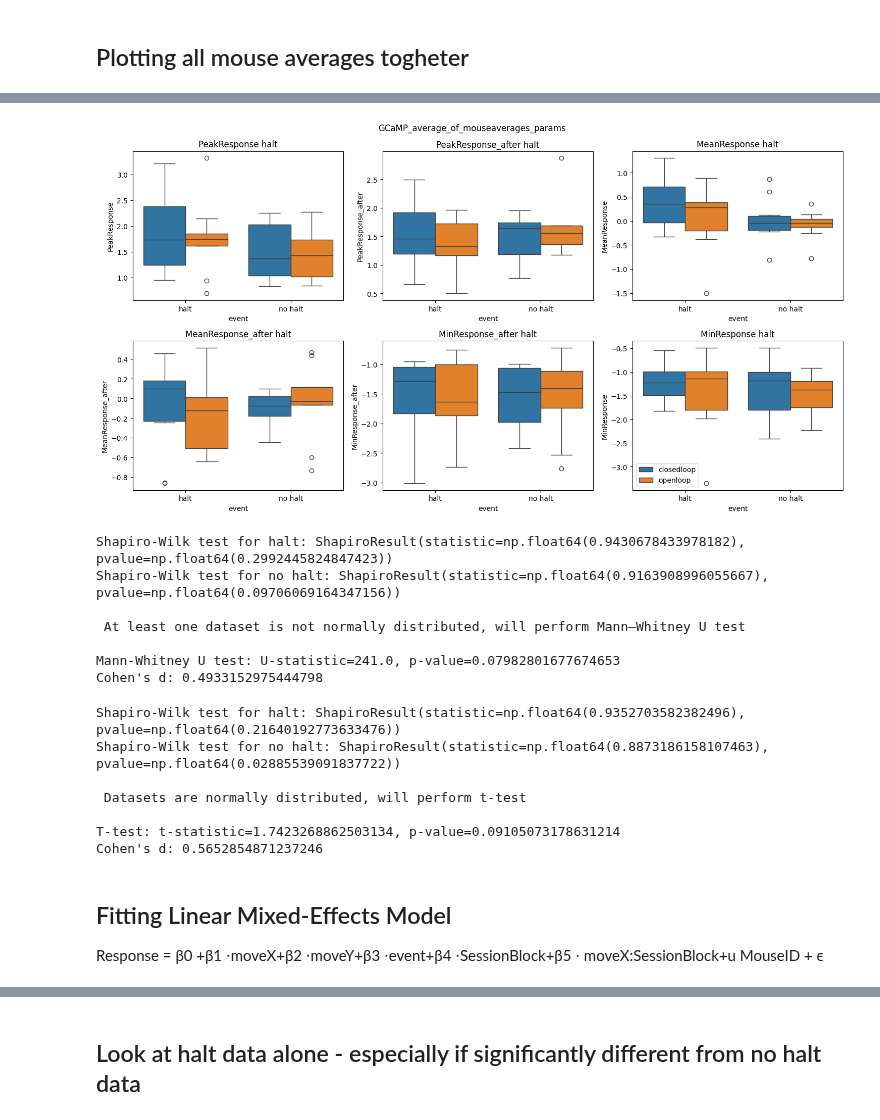
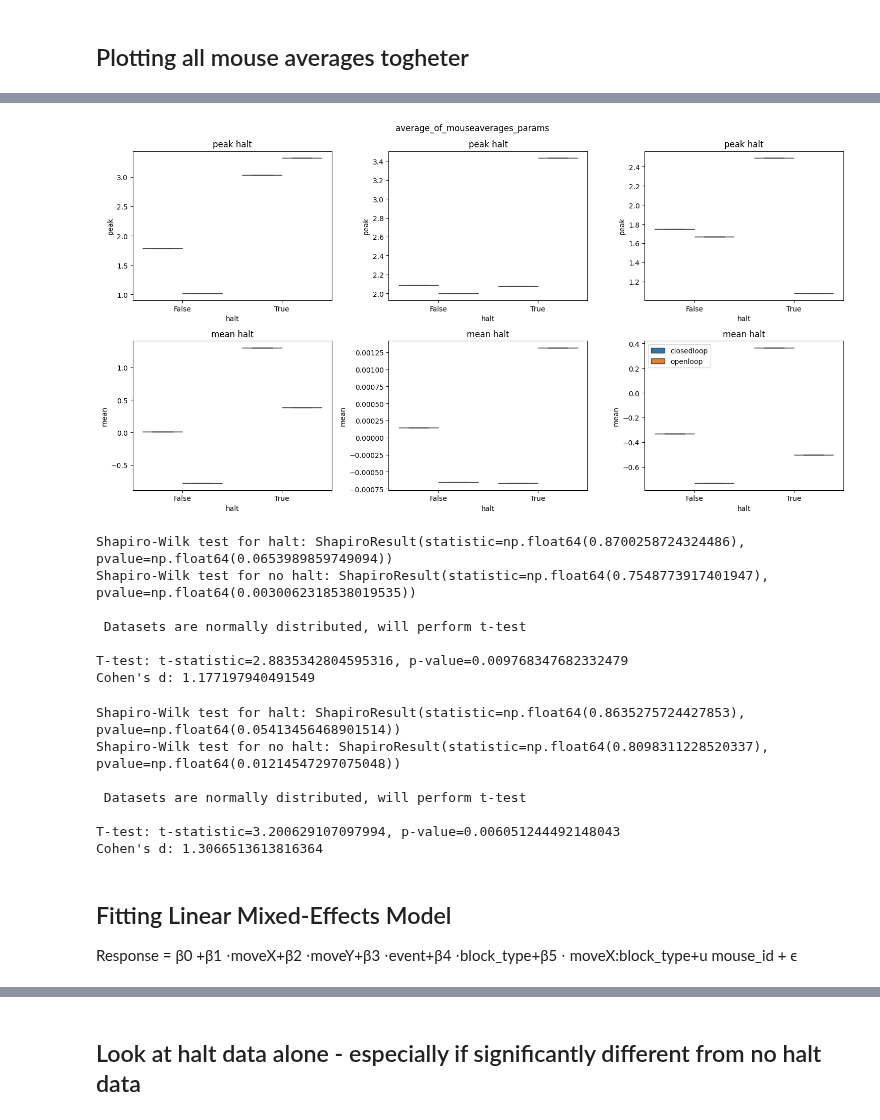
Before and after one commit to ikharitonov/vestibular_vr_pipeline, a Jupyter notebook: Mismatch_analysis/Fitting_models.ipynb, the cells around one changed output, grey strips where cells are left out. Cells and saved outputs as stored; diff of their text form; code cells hidden in the pictures.

Commit message:
Viewing data trends

```diff
--- a/Mismatch_analysis/Fitting_models.ipynb
+++ b/Mismatch_analysis/Fitting_models.ipynb
@@ -14,9 +16,8 @@ from scipy.stats import shapiro, chi2, mannwhitneyu, ttest_ind
 # %%
-Vars = pd.read_csv('Saved_data/GCaMP_closedopenMM_all_470_stats_df.csv')
-sensor = 'GCaMP'
-#Vars = pd.read_csv('GRAB_MM_extracted_vars.csv')
+closedopenMM_GCaMPvars = pd.read_csv('Saved_data/GCaMP_closedopenMM_all_470_stats_df.csv')
+#closedopenMM_GCaMPvars = pd.read_csv('GRAB_MM_extracted_closedopenMM_GCaMPvars.csv')
 #sensor = 'GRAB'
-Vars
+closedopenMM_GCaMPvars
 # %% [output]
 |  | session | block_type | mouse_id | event_time | movementX_prior | movementY_prior | time_range | valid_data | ... |
 | 0 | session 1 | closedloop | B3M3 | 95.818 | 14.744543 | 2.121528 | -1-0s | True | ... |
@@ -131,7 +95,7 @@ compare_statistics_grid(mousedata, statistics=statistics_to_compare, time_range=
 # %%
 # Grouping by relevant columns and aggregating the desired statistics
 mouse_means = (
-    mousedata.groupby(['mouse_id', 'halt', 'block_type', 'session', 'time_range'])
+    closedopenMM_GCaMPvars.groupby(['mouse_id', 'halt', 'block_type', 'session', 'time_range'])
     .agg({
         'peak': 'mean',  # Mean peak response for each group
         'mean': 'mean',  # Mean response for each group
@@ -143,7 +107,7 @@ mouse_means = (
 )
 
 # Displaying the result
-mouse_means.head()
+mouse_means
 # %% [output]
 |  | mouse_id | halt | block_type | session | time_range | peak | mean | stderr | movementX_prior | ... |
 | 0 | B3M3 | False | closedloop | session 1 | -1-0s | 2.083627 | 0.000145 | 0.033694 | 13.803164 | ... |
@@ -156,23 +158,36 @@ mouse_means.head()
 # %%
 fig, ax = plt.subplots(2,3, figsize = (15, 8))
 ax = ax.flatten()
 
 i = 0
-for response_col in mouse_means:
-    if 'Response' in response_col:
 
-        sns.boxplot(x="event", y=response_col, data=mouse_means, hue="SessionBlock", ax=ax[i])
-        ax[i].set_title(f"{response_col} halt")
-        ax[i].get_legend().remove()
+response_params = ['peak', 'mean']
+for response_col in response_params:
 
-        i+=1
+    sns.boxplot(x="halt", y=response_col, data=mouse_means.loc[mouse_means.time_range == '0-1s'], hue="block_type", ax=ax[i])
+    ax[i].set_title(f"{response_col} halt")
+    ax[i].get_legend().remove()
+
+    i+=1
+
+    sns.boxplot(x="halt", y=response_col, data=mouse_means.loc[mouse_means.time_range == '-1-0s'], hue="block_type", ax=ax[i])
+    ax[i].set_title(f"{response_col} halt")
+    ax[i].get_legend().remove()
+
+    i+=1
+
+    sns.boxplot(x="halt", y=response_col, data=mouse_means.loc[mouse_means.time_range == '1-2s'], hue="block_type", ax=ax[i])
+    ax[i].set_title(f"{response_col} halt")
+    ax[i].get_legend().remove()
+
+    i+=1
 plt.legend()
-fig.suptitle(f'{sensor}_average_of_mouseaverages_params')
+fig.suptitle(f'average_of_mouseaverages_params')
 
 fig.tight_layout(pad=1.08)
-fig.savefig(f'Figures/{sensor}_halt_nohalt_boxplot.png', format = 'png')
+#fig.savefig(f'Figures/_halt_nohalt_boxplot.png', format = 'png')
 # %% [output]
-[figure, old version]
+[figure, new version]
 # %%
 ## Testing the response difference in the halt and control condition
 # %%
@@ -198,34 +213,34 @@ def testing_diff_control(main_df, control_df):
     cohens_d = mean_diff / pooled_std
     print(f"Cohen's d: {cohens_d}")
 # %%
-halt_mean_response = mouse_means.loc[mouse_means['event'] == 'halt', 'MeanResponse']
-no_halt_mean_response = mouse_means.loc[mouse_means['event'] == 'no halt', 'MeanResponse']
+halt_mean_response = mouse_means.loc[mouse_means['halt'] == True, 'mean']
+no_halt_mean_response = mouse_means.loc[mouse_means['halt'] == False, 'mean']
 
 testing_diff_control(halt_mean_response, no_halt_mean_response)
 # %% [output]
-Shapiro-Wilk test for halt: ShapiroResult(statistic=np.float64(0.9430678433978182), pvalue=np.float64(0.2992445824847423))
-Shapiro-Wilk test for no halt: ShapiroResult(statistic=np.float64(0.9163908996055667), pvalue=np.float64(0.09706069164347156))
+Shapiro-Wilk test for halt: ShapiroResult(statistic=np.float64(0.8700258724324486), pvalue=np.float64(0.0653989859749094))
+Shapiro-Wilk test for no halt: ShapiroResult(statistic=np.float64(0.7548773917401947), pvalue=np.float64(0.0030062318538019535))
 
- At least one dataset is not normally distributed, will perform Mann–Whitney U test
+ Datasets are normally distributed, will perform t-test
 
-Mann-Whitney U test: U-statistic=241.0, p-value=0.07982801677674653
-Cohen's d: 0.4933152975444798
+T-test: t-statistic=2.8835342804595316, p-value=0.009768347682332479
+Cohen's d: 1.177197940491549
 # %%
-halt_peak_response = mouse_means.loc[mouse_means['event'] == 'halt', 'PeakResponse']
-no_peak_mean_response = mouse_means.loc[mouse_means['event'] == 'no halt', 'PeakResponse']
+halt_peak_response = mouse_means.loc[mouse_means['halt'] == True, 'peak']
+no_peak_mean_response = mouse_means.loc[mouse_means['halt'] == False, 'peak']
 
 testing_diff_control(halt_peak_response, no_peak_mean_response)
 # %% [output]
-Shapiro-Wilk test for halt: ShapiroResult(statistic=np.float64(0.9352703582382496), pvalue=np.float64(0.21640192773633476))
-Shapiro-Wilk test for no halt: ShapiroResult(statistic=np.float64(0.8873186158107463), pvalue=np.float64(0.02885539091837722))
+Shapiro-Wilk test for halt: ShapiroResult(statistic=np.float64(0.8635275724427853), pvalue=np.float64(0.05413456468901514))
+Shapiro-Wilk test for no halt: ShapiroResult(statistic=np.float64(0.8098311228520337), pvalue=np.float64(0.01214547297075048))
 
  Datasets are normally distributed, will perform t-test
 
-T-test: t-statistic=1.7423268862503134, p-value=0.09105073178631214
-Cohen's d: 0.5652854871237246
+T-test: t-statistic=3.200629107097994, p-value=0.006051244492148043
+Cohen's d: 1.3066513613816364
 # %% [markdown]
 ## Fitting Linear Mixed-Effects Model
-Response = β0 +β1 ⋅moveX+β2 ⋅moveY+β3 ⋅event+β4 ⋅SessionBlock+β5 ⋅ moveX:SessionBlock+u MouseID + ϵ
+Response = β0 +β1 ⋅moveX+β2 ⋅moveY+β3 ⋅event+β4 ⋅block_type+β5 ⋅ moveX:block_type+u mouse_id + ϵ
 # %%
 import statsmodels.api as sm
 import statsmodels.formula.api as smf
```
Also changed, not shown: parts of 30 cells of this notebook, 1 other file.
